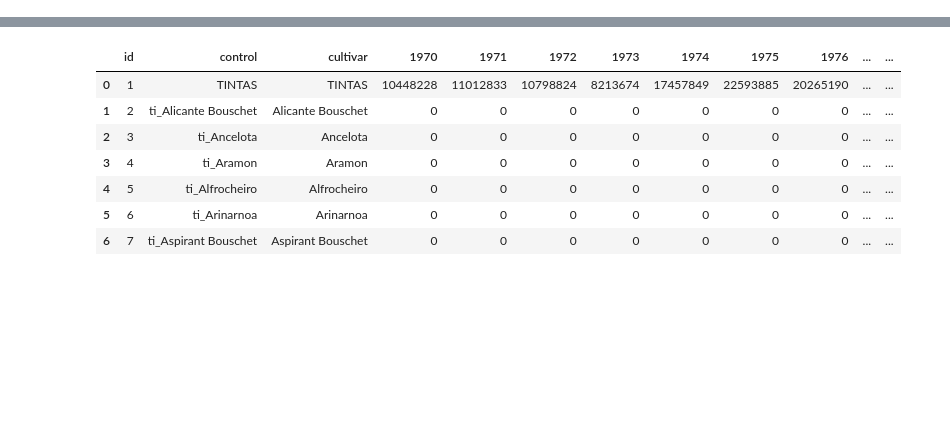
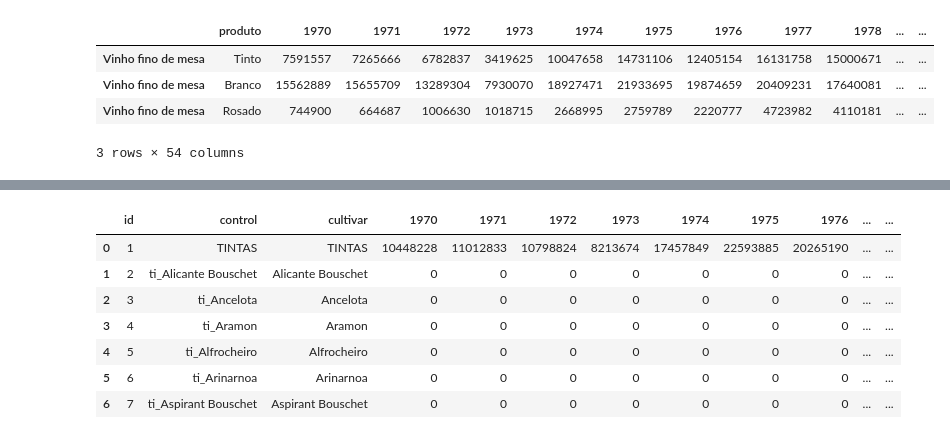
Before and after one commit to VivianeCorreia/Tech-Challenge, a Jupyter notebook: Challenge.ipynb, the cells around one changed output, grey strips where cells are left out. Drawn from its saved outputs; the diff is of its cells as text; code cells hidden in the pictures; blank space fills up the shorter version.

```diff
--- a/Challenge.ipynb
+++ b/Challenge.ipynb
@@ -51 +49,10 @@ df_prod_R = df_prod_tratado_T.T
+# %%
+df_prod_R = df_prod_tratado_T.T
+df_prod_R
+# %% [output]
+|  | produto | 1970 | 1971 | 1972 | 1973 | 1974 | 1975 | 1976 | 1977 | 1978 | ... | ... |
+| Vinho fino de mesa | Tinto | 7591557 | 7265666 | 6782837 | 3419625 | 10047658 | 14731106 | 12405154 | 16131758 | 15000671 | ... | ... |
+| Vinho fino de mesa | Branco | 15562889 | 15655709 | 13289304 | 7930070 | 18927471 | 21933695 | 19874659 | 20409231 | 17640081 | ... | ... |
+| Vinho fino de mesa | Rosado | 744900 | 664687 | 1006630 | 1018715 | 2668995 | 2759789 | 2220777 | 4723982 | 4110181 | ... | ... |
+3 rows × 54 columns
 # %%
```
Also changed, not shown: parts of 5 cells of this notebook.
